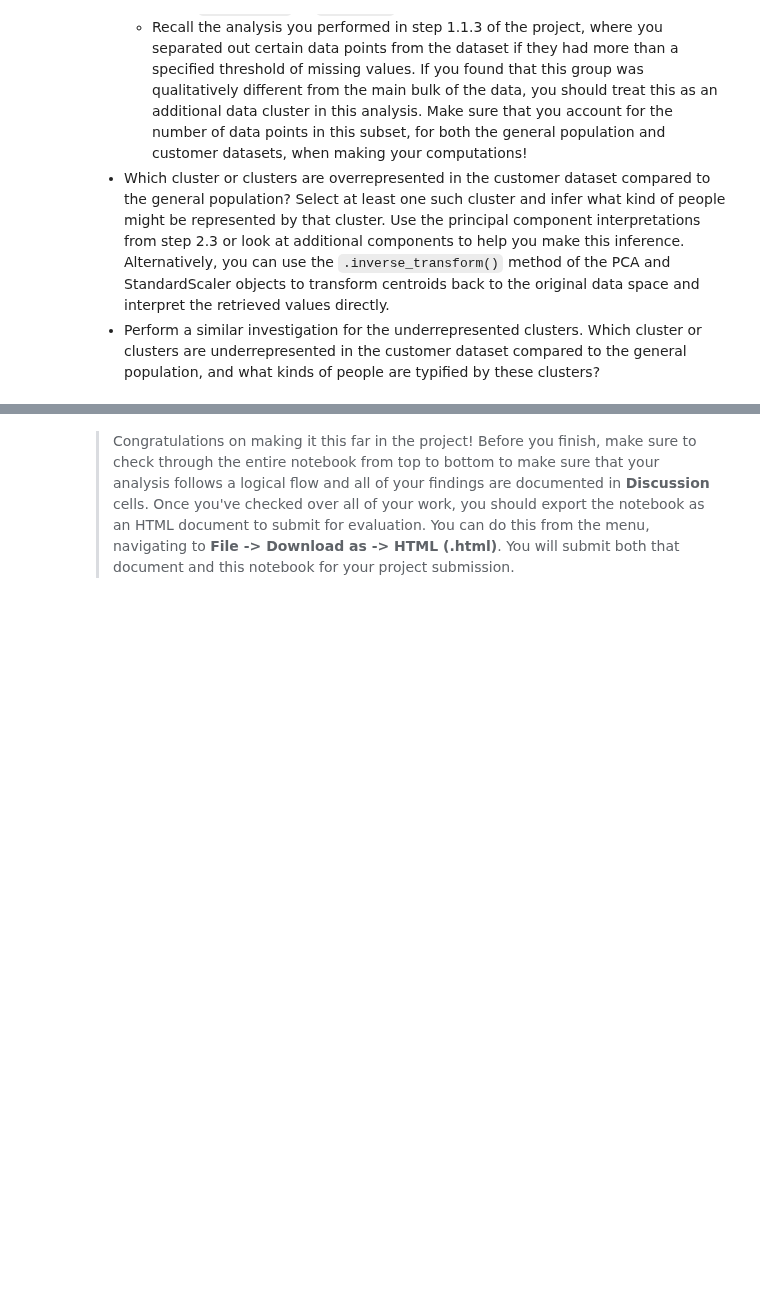
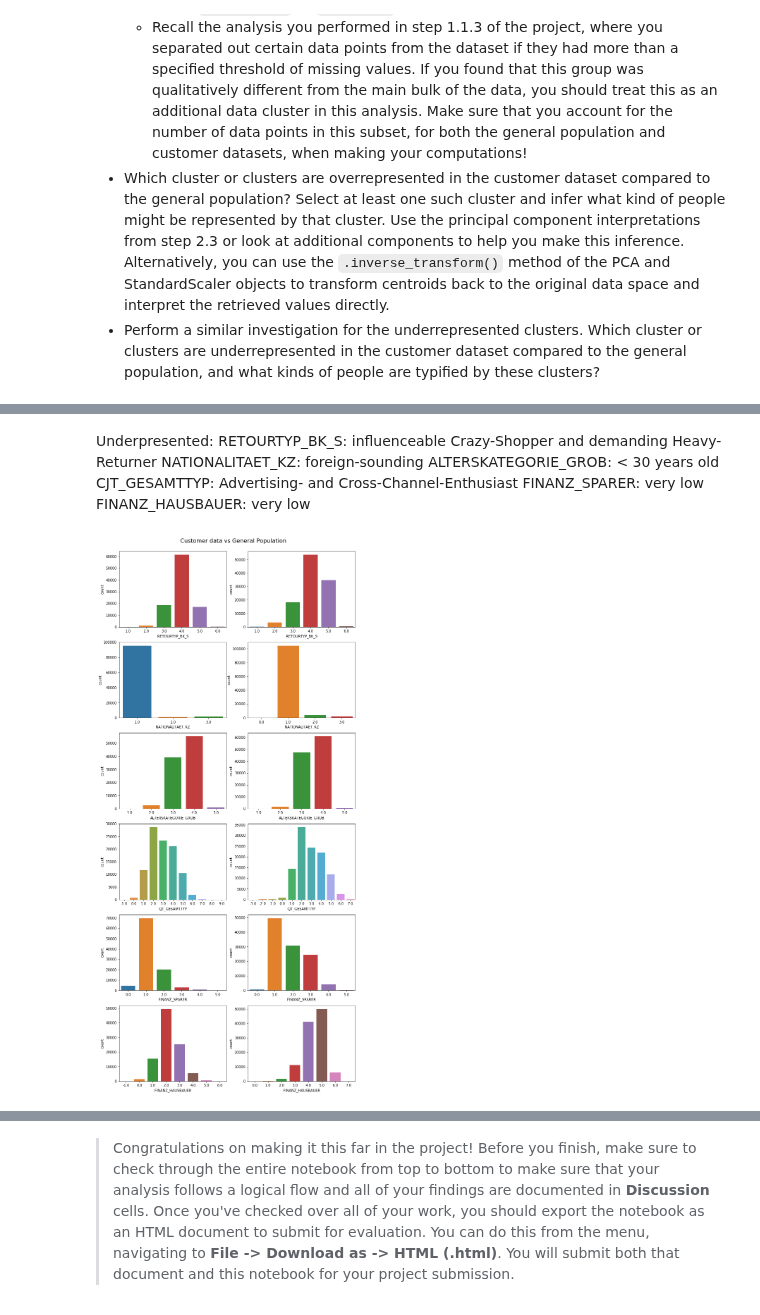
Before and after one commit to maxbogus/IdentifyCustomerSegmentsML, a Jupyter notebook: Identify_Customer_Segments.ipynb, the cells around one changed output, grey strips where cells are left out. Drawn from its saved outputs; the diff is of its cells as text; code cells hidden in the pictures; blank space fills up the shorter version.

```diff
--- a/Identify_Customer_Segments.ipynb
+++ b/Identify_Customer_Segments.ipynb
@@ -892,3 +1075,15 @@ plt.plot(customer[:,0], customer[:,1], 'r*')
+# %% [markdown]
+Underpresented:
+    RETOURTYP_BK_S: influenceable Crazy-Shopper and demanding Heavy-Returner
+    NATIONALITAET_KZ: foreign-sounding
+    ALTERSKATEGORIE_GROB: < 30 years old
+    CJT_GESAMTTYP: Advertising- and Cross-Channel-Enthusiast
+    FINANZ_SPARER: very low
+    FINANZ_HAUSBAUER: very low
+# %%
+plot_cluster_comparison(2)
+# %% [output]
+[figure, added]
 # %% [markdown]
 ### Discussion 3.3: Compare Customer Data to Demographics Data
 
```
Also changed, not shown: parts of 34 cells of this notebook, 1 other file.
